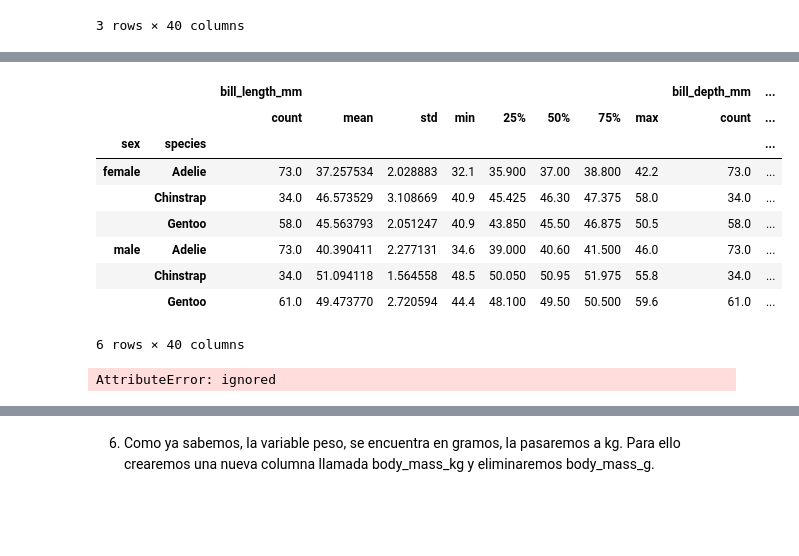
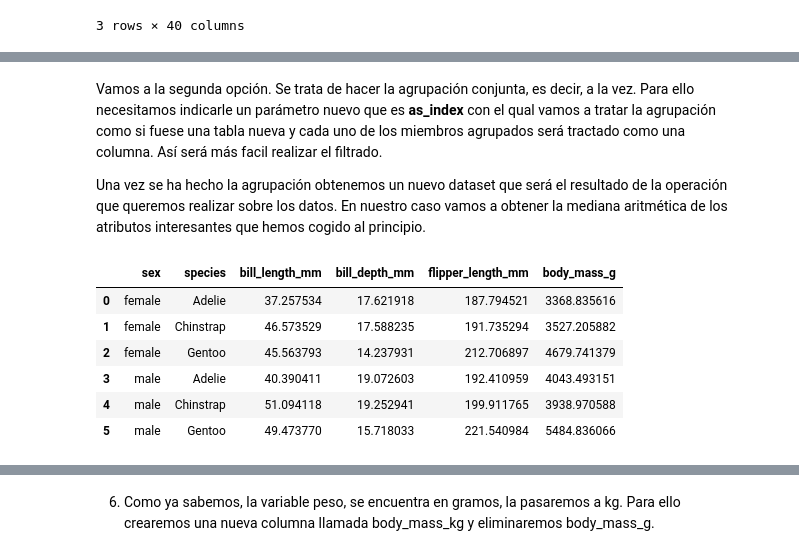
Before and after one commit to Teenti420/P1b_PenguinExercises, a Jupyter notebook: PenguinsJupyterExercises.ipynb, the cells around one changed output, grey strips where cells are left out. Saved outputs shown, nothing was run; the diff lists cells and outputs as text; code cells hidden in the pictures; blank space fills up the shorter version.

```diff
--- a/PenguinsJupyterExercises.ipynb
+++ b/PenguinsJupyterExercises.ipynb
@@ -183,0 +196,3 @@ penguins_b_area
+# %%
+interest_columns = penguins_without_na.columns[2:6]
+print(interest_columns)
@@ -203,23 +229,16 @@ female_penguins_species_grouped.describe()
+# %% [markdown]
+Vamos a la segunda opción. Se trata de hacer la agrupación conjunta, es decir, a la vez. Para ello necesitamos indicarle un parámetro nuevo que es **as_index** con el qual vamos a tratar la agrupación como si fuese una tabla nueva y cada uno de los miembros agrupados será tractado como una columna. Así será más facil realizar el filtrado.
+
+Una vez se ha hecho la agrupación obtenemos un nuevo dataset que será el resultado de la operación que queremos realizar sobre los datos. En nuestro caso vamos a obtener la mediana aritmética de los atributos interesantes que hemos cogido al principio.
 # %%
-penguins_grouped_by_sex_species = penguins_without_na.groupby(["sex", "species"])
-penguins_grouped_by_sex_species.describe()
+penguins_grouped_by_sex_species = penguins_without_na.groupby(["sex", "species"], as_index=False)
+mean_interested_columns_by_sex_species = penguins_grouped_by_sex_species[interest_columns].mean()
+mean_interested_columns_by_sex_species
 # %% [output]
-|  |  | bill_length_mm |  |  |  |  |  |  |  | bill_depth_mm | ... |
-|  |  | count | mean | std | min | 25% | 50% | 75% | max | count | ... |
-| sex | species |  |  |  |  |  |  |  |  |  | ... |
-| female | Adelie | 73.0 | 37.257534 | 2.028883 | 32.1 | 35.900 | 37.00 | 38.800 | 42.2 | 73.0 | ... |
-|  | Chinstrap | 34.0 | 46.573529 | 3.108669 | 40.9 | 45.425 | 46.30 | 47.375 | 58.0 | 34.0 | ... |
-|  | Gentoo | 58.0 | 45.563793 | 2.051247 | 40.9 | 43.850 | 45.50 | 46.875 | 50.5 | 58.0 | ... |
-| male | Adelie | 73.0 | 40.390411 | 2.277131 | 34.6 | 39.000 | 40.60 | 41.500 | 46.0 | 73.0 | ... |
-|  | Chinstrap | 34.0 | 51.094118 | 1.564558 | 48.5 | 50.050 | 50.95 | 51.975 | 55.8 | 34.0 | ... |
-|  | Gentoo | 61.0 | 49.473770 | 2.720594 | 44.4 | 48.100 | 49.50 | 50.500 | 59.6 | 61.0 | ... |
+|  | sex | species | bill_length_mm | bill_depth_mm | flipper_length_mm | body_mass_g |
+| 0 | female | Adelie | 37.257534 | 17.621918 | 187.794521 | 3368.835616 |
+| 1 | female | Chinstrap | 46.573529 | 17.588235 | 191.735294 | 3527.205882 |
+| 2 | female | Gentoo | 45.563793 | 14.237931 | 212.706897 | 4679.741379 |
+| 3 | male | Adelie | 40.390411 | 19.072603 | 192.410959 | 4043.493151 |
+| 4 | male | Chinstrap | 51.094118 | 19.252941 | 199.911765 | 3938.970588 |
+| 5 | male | Gentoo | 49.473770 | 15.718033 | 221.540984 | 5484.836066 |
-6 rows × 40 columns
-# %%
-# penguins_grouped_by_sex_species[penguins_grouped_by_sex_species["sex"] == 'female']
-species_names = np.unique(penguins_without_na["species"])
-l = [('female', s) for s in species_names]
-penguins_grouped_by_sex_species.groups.get
-result = list(map(penguins_grouped_by_sex_species.groups.get, l))
-result.values
-# %% [output]
-AttributeError: ignored
```
Also changed, not shown: parts of 26 cells of this notebook.
